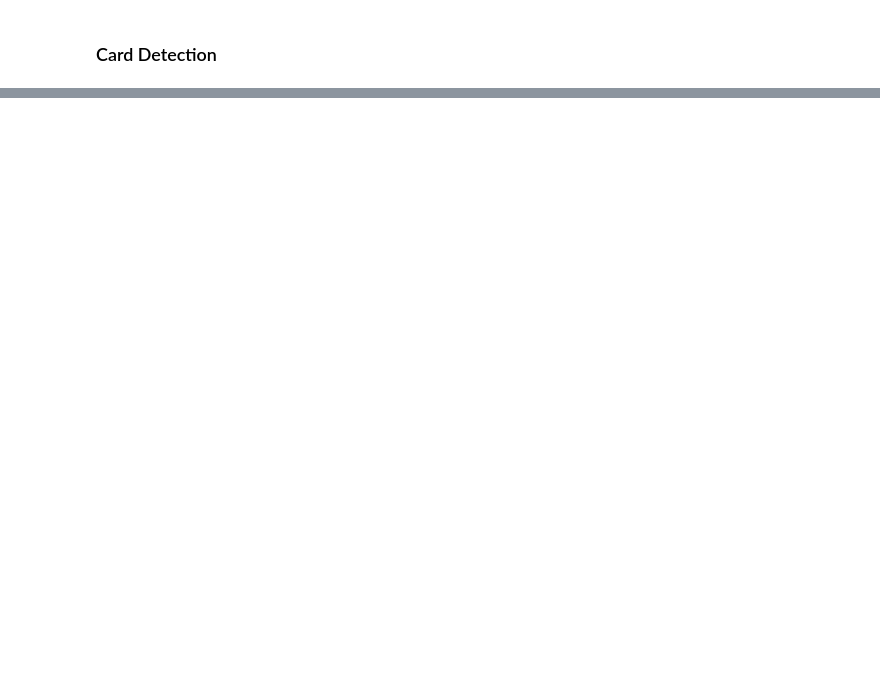
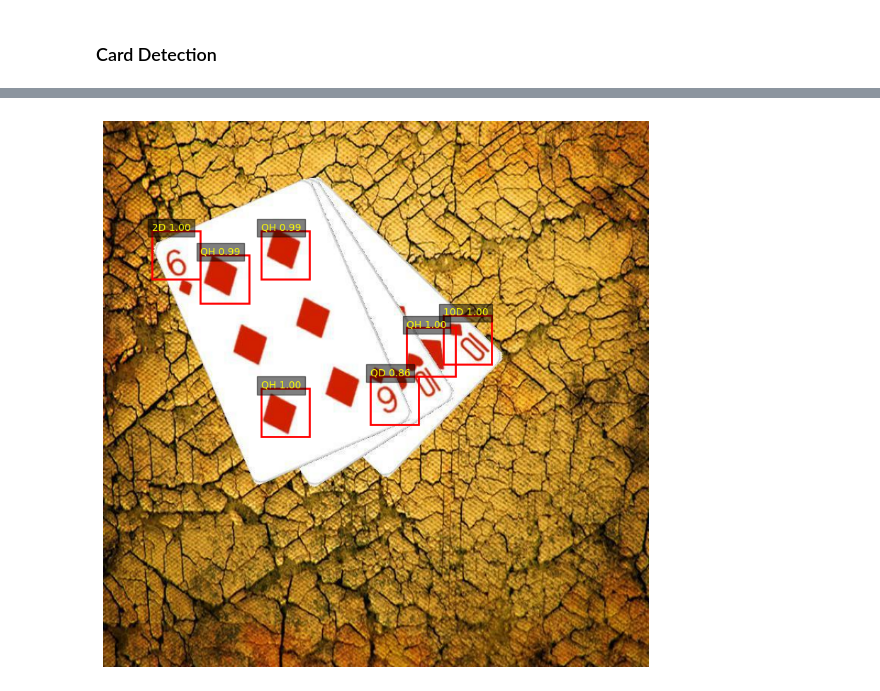
Before and after one commit to s-vorobev/Playing-Cards-Detection, a Jupyter notebook: CSCI450_Project2.ipynb, the cells around one changed output, grey strips where cells are left out. Saved outputs shown, nothing was run; the diff lists cells and outputs as text; code cells hidden in the pictures; blank space fills up the shorter version.

Commit message:
Sliding window detection

```diff
--- a/CSCI450_Project2.ipynb
+++ b/CSCI450_Project2.ipynb
@@ -538,0 +539,18 @@ Model loaded on cuda
+# %%
+import matplotlib.patches as patches
+from scipy.ndimage import maximum_filter
+from PIL import Image
+
+window_size = 64
+stride = 16
+conf_threshold = 0.6
+
+test_dir = "../Playing Cards.v3-original_raw-images.coco/test"
+
+classes = train_dataset.classes
+background_idx = classes.index("background") if "background" in classes else -1
+
+
+def get_random_image():
+    images = [f for f in os.listdir(test_dir) if f.endswith(".jpg")]
+    return os.path.join(test_dir, random.choice(images))
@@ -538,0 +615,40 @@ Model loaded on cuda
+# %%
+#draw bounding boxes
+def visualize(img, detections):
+    fig, ax = plt.subplots(1, figsize=(10, 10))
+    ax.imshow(img)
+
+    for x1, y1, x2, y2, conf, label in detections:
+        ax.add_patch(
+            patches.Rectangle(
+                (x1, y1),
+                x2 - x1,
+                y2 - y1,
+                linewidth=2,
+                edgecolor="red",
+                facecolor="none"
+            )
+        )
+
+        ax.text(
+            x1,
+            y1,
+            f"{label} {conf:.2f}",
+            color="yellow",
+            bbox=dict(facecolor="black", alpha=0.5)
+        )
+
+    plt.axis("off")
+    plt.show()
+
+
+image_path = get_random_image()
+img = io.imread(image_path)
+
+heatmap, _ = build_heatmap(img, model, device)
+peaks = extract_peaks(heatmap)
+detections = classify_peaks(img, peaks, model, device)
+
+visualize(img, detections)
+# %% [output]
+[figure, added]
```
Also changed, not shown: parts of 8 cells of this notebook.
